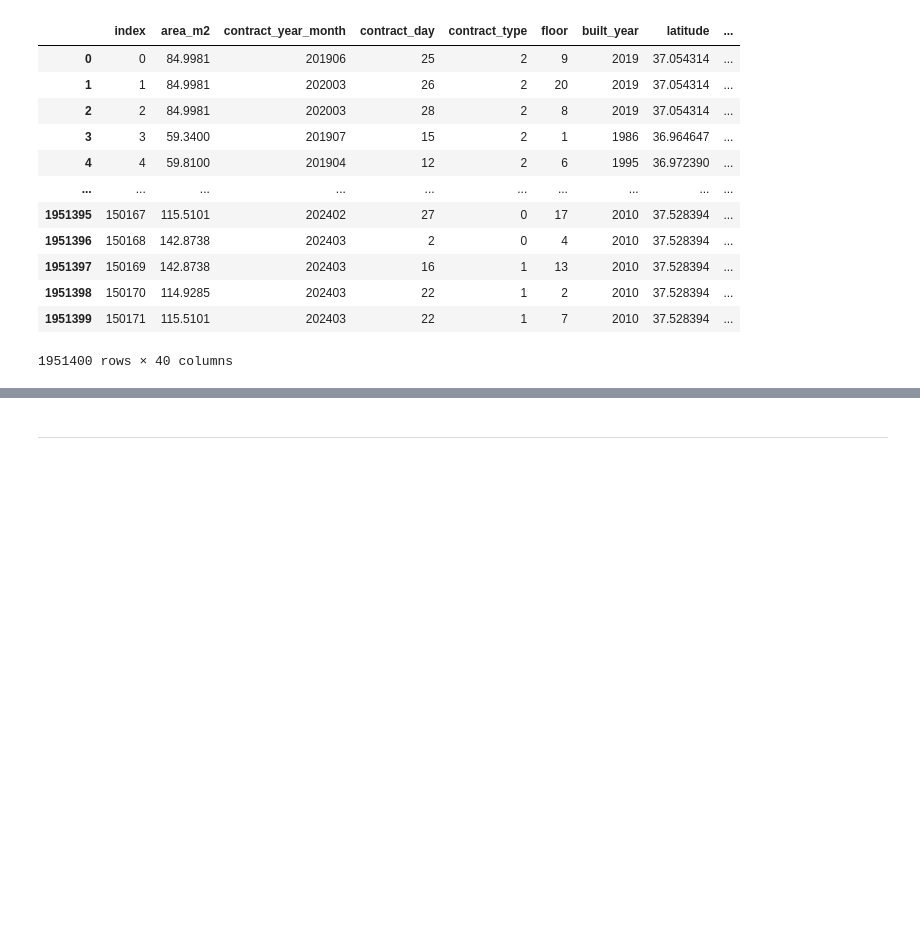
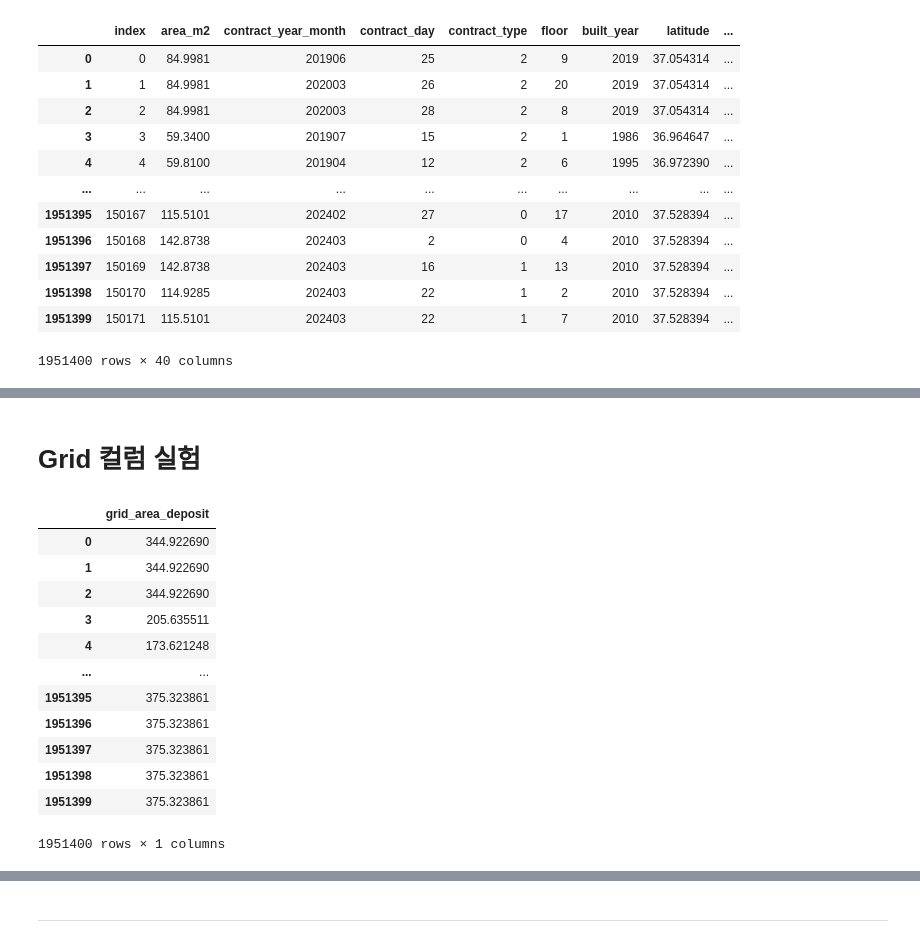
Before and after one commit to boostcampaitech7/level2-competitiveds-recsys-06, a Jupyter notebook: EDA/백우성/model_xgboost_practice1.ipynb, the cells around one changed output, grey strips where cells are left out. Drawn from its saved outputs; the diff is of its cells as text; code cells hidden in the pictures; blank space fills up the shorter version.

```diff
--- a/EDA/백우성/model_xgboost_practice1.ipynb
+++ b/EDA/백우성/model_xgboost_practice1.ipynb
@@ -521,0 +535,19 @@ df = pd.get_dummies(df, columns=['contract_type'], prefix='contract')
+# %% [markdown]
+# Grid 컬럼 실험
+# %%
+grid = pd.read_csv('grid_area_deposit.csv')
+grid
+# %% [output]
+|  | grid_area_deposit |
+| 0 | 344.922690 |
+| 1 | 344.922690 |
+| 2 | 344.922690 |
+| 3 | 205.635511 |
+| 4 | 173.621248 |
+| ... | ... |
+| 1951395 | 375.323861 |
+| 1951396 | 375.323861 |
+| 1951397 | 375.323861 |
+| 1951398 | 375.323861 |
+| 1951399 | 375.323861 |
+1951400 rows × 1 columns
```
Also changed, not shown: parts of 22 cells of this notebook, 2 other files.
